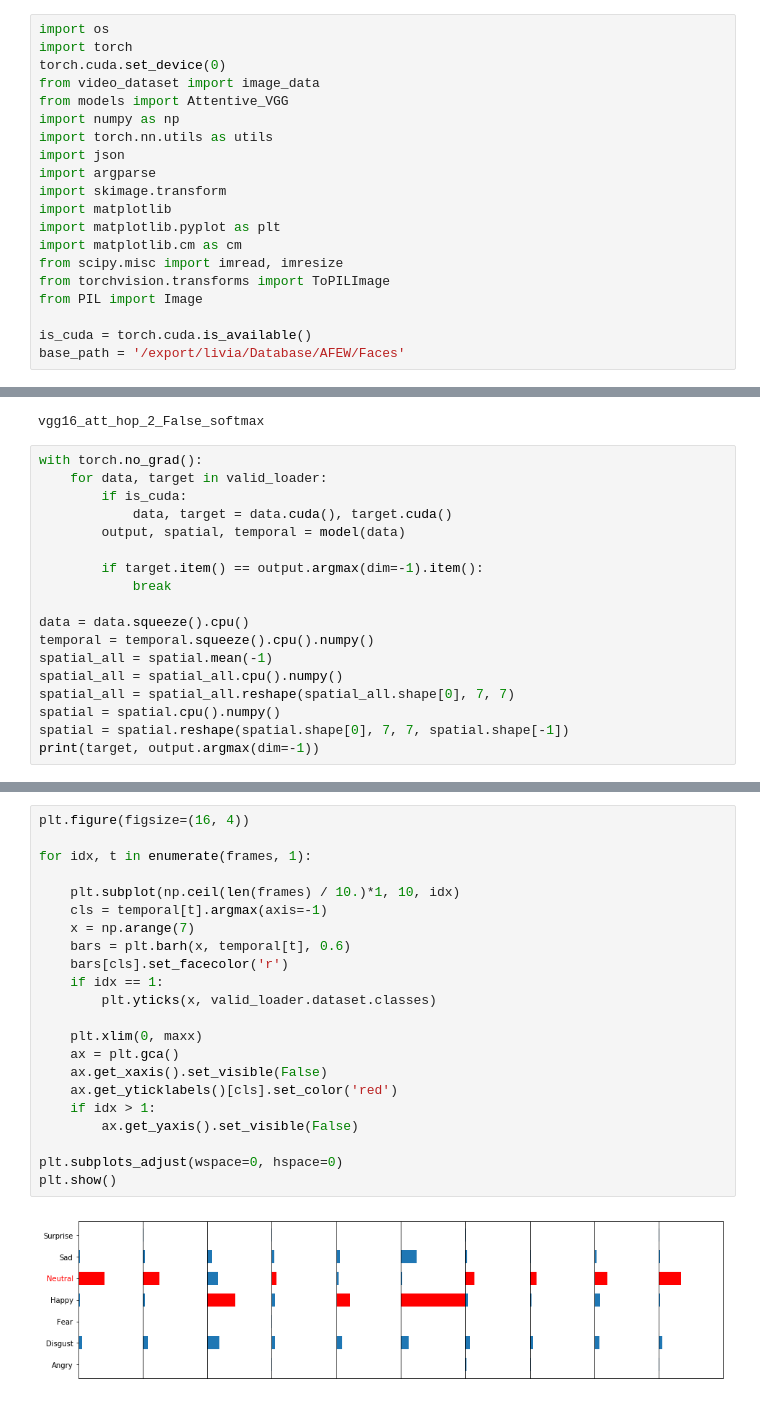
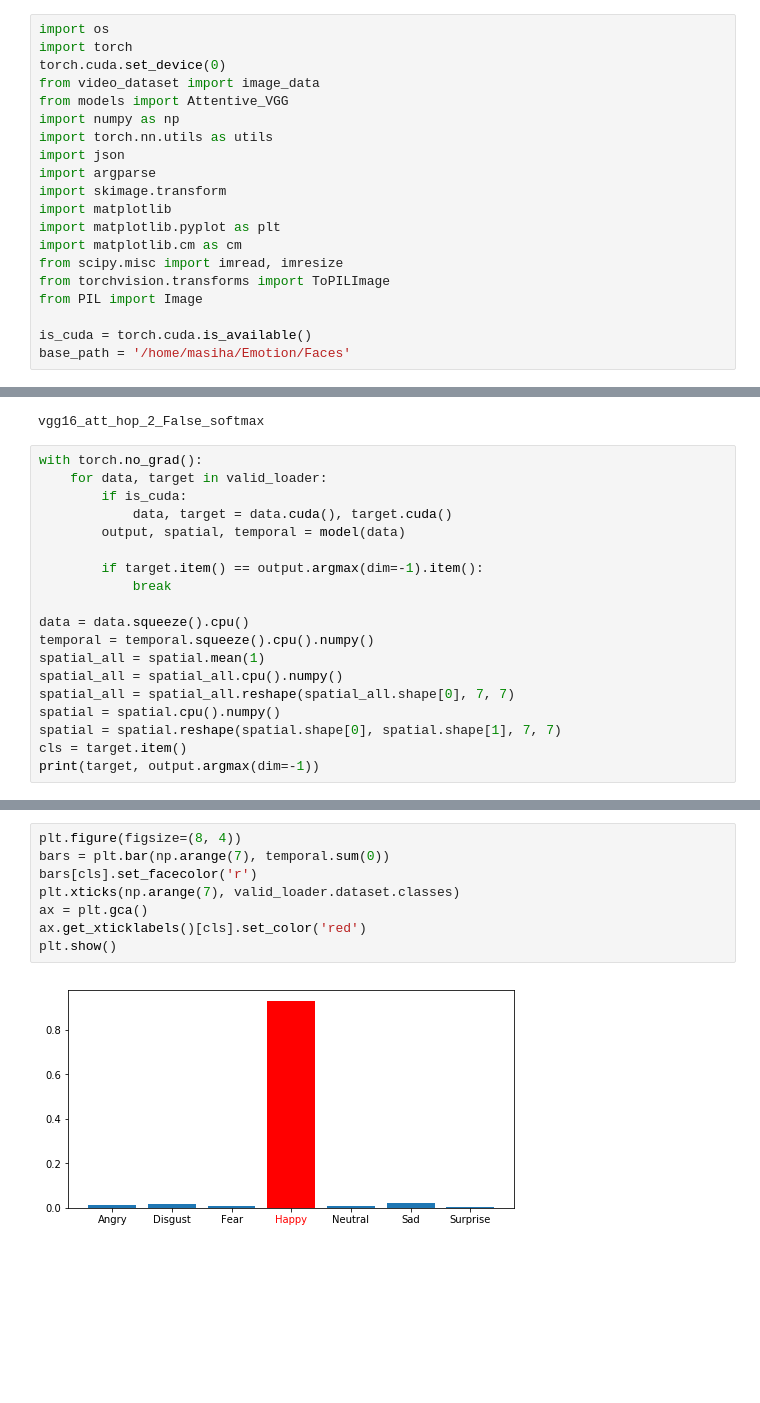
Before and after one commit to Masseeh/EmotiW19, a Jupyter notebook: vis.ipynb, the cells around one changed output, grey strips where cells are left out. Cells and saved outputs as stored; diff of their text form; blank space fills up the shorter version.

```diff
--- a/vis.ipynb
+++ b/vis.ipynb
@@ -17,7 +17,7 @@ from torchvision.transforms import ToPILImage
 from PIL import Image
 
 is_cuda = torch.cuda.is_available()
-base_path = '/export/livia/Database/AFEW/Faces'
+base_path = '/home/masiha/Emotion/Faces'
 # %%
 exp = {
     "paper_master":{
@@ -66,10 +66,11 @@ with torch.no_grad():
 
 data = data.squeeze().cpu()
 temporal = temporal.squeeze().cpu().numpy()
-spatial_all = spatial.mean(-1)
+spatial_all = spatial.mean(1)
 spatial_all = spatial_all.cpu().numpy()
 spatial_all = spatial_all.reshape(spatial_all.shape[0], 7, 7)
 spatial = spatial.cpu().numpy()
-spatial = spatial.reshape(spatial.shape[0], 7, 7, spatial.shape[-1])
+spatial = spatial.reshape(spatial.shape[0], spatial.shape[1], 7, 7)
+cls = target.item()
 print(target, output.argmax(dim=-1))
 # %% [output]
@@ -170,24 +255,10 @@ TypeError: only integer scalar arrays can be converted to a scalar index
 # %%
-plt.figure(figsize=(16, 4))
-
-for idx, t in enumerate(frames, 1):
-
-    plt.subplot(np.ceil(len(frames) / 10.)*1, 10, idx)
-    cls = temporal[t].argmax(axis=-1)
-    x = np.arange(7)
-    bars = plt.barh(x, temporal[t], 0.6)
-    bars[cls].set_facecolor('r')
-    if idx == 1:
-        plt.yticks(x, valid_loader.dataset.classes)
-
-    plt.xlim(0, maxx)
-    ax = plt.gca()
-    ax.get_xaxis().set_visible(False)
-    ax.get_yticklabels()[cls].set_color('red')
-    if idx > 1:
-        ax.get_yaxis().set_visible(False)
-
-plt.subplots_adjust(wspace=0, hspace=0)
+plt.figure(figsize=(8, 4))
+bars = plt.bar(np.arange(7), temporal.sum(0))
+bars[cls].set_facecolor('r')
+plt.xticks(np.arange(7), valid_loader.dataset.classes)
+ax = plt.gca()
+ax.get_xticklabels()[cls].set_color('red')
 plt.show()
 # %% [output]
-[figure, old version]
+[figure, new version]
```
Also changed, not shown: parts of 16 cells of this notebook, 4 other files.
